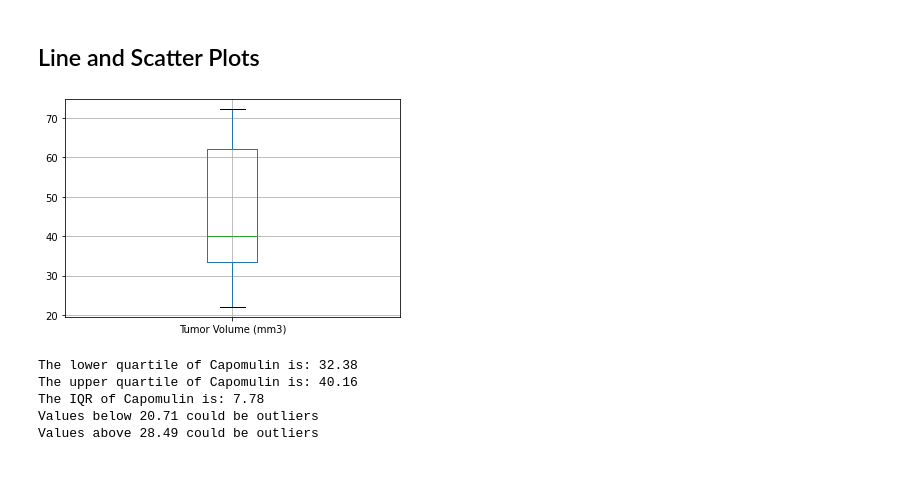
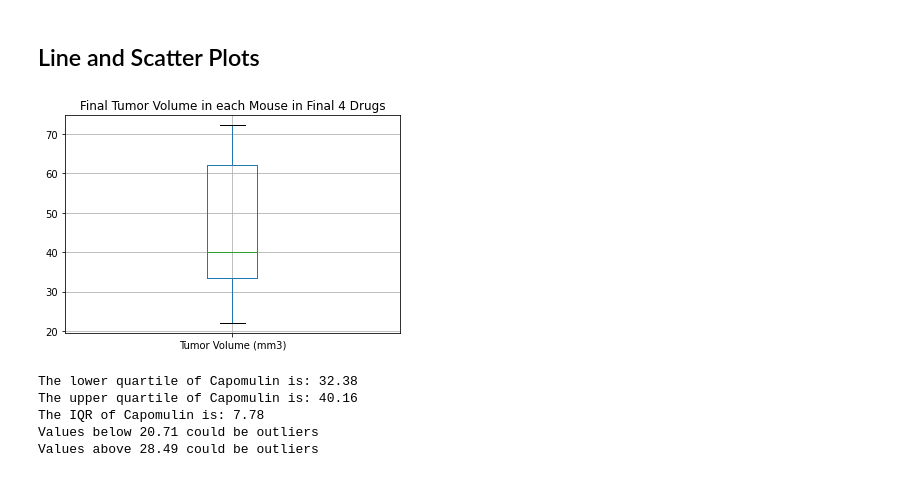
Before and after one commit to caseyjuergens/matplotlib-challenge, a Jupyter notebook: pymaceuticals_starter.ipynb, the cells around one changed output. Saved outputs shown, nothing was run; the diff lists cells and outputs as text; code cells hidden in the pictures.

```diff
--- a/pymaceuticals_starter.ipynb
+++ b/pymaceuticals_starter.ipynb
@@ -209,9 +195,11 @@ final_drugs_df= clean_df[clean_df["Drug Regimen"].isin(final_drug_list)]
 final_drugs_tumor_df = final_drugs_df.loc[final_drugs_df["Timepoint"]==45]
 # %%
 final_box = final_drugs_tumor_df.boxplot(column=['Tumor Volume (mm3)'])
+title_boxplot = 'Final Tumor Volume in each Mouse in Final 4 Drugs'
+plt.title( title_boxplot )
 plt.show()
 # %% [output]
-[figure, old version]
+[figure, new version]
 # %%
 # Put treatments into a list for for loop (and later for plot labels)
 # Create empty list to fill with tumor vol data (for plotting)
```
Also changed, not shown: parts of 5 cells of this notebook.
